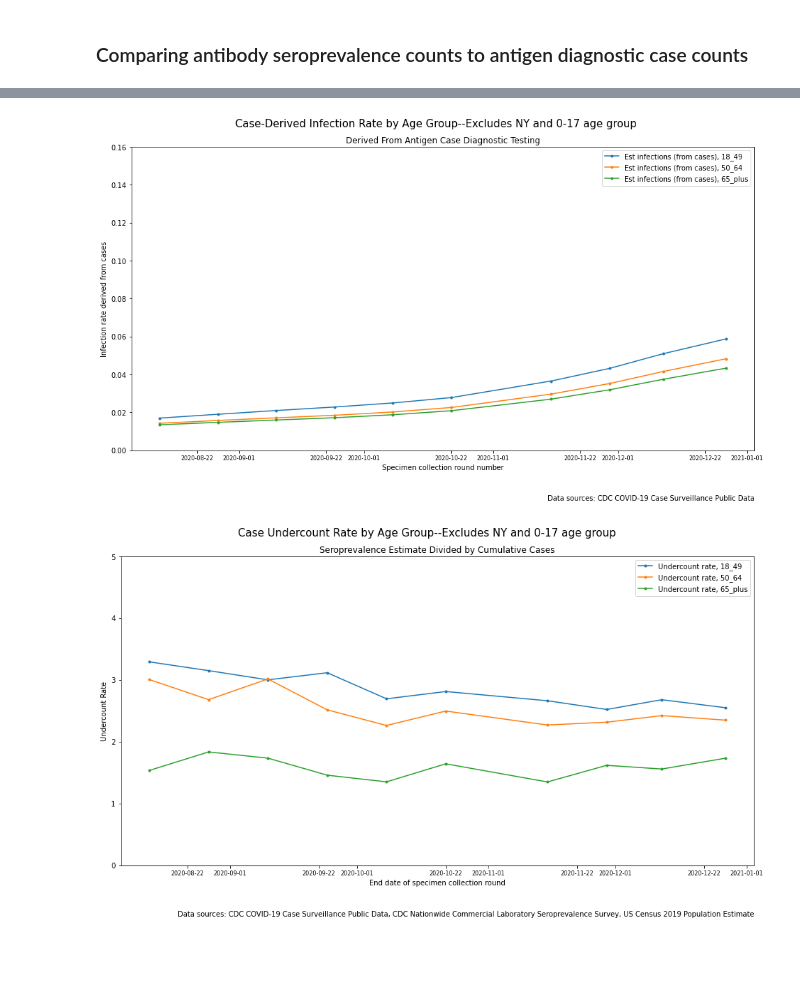
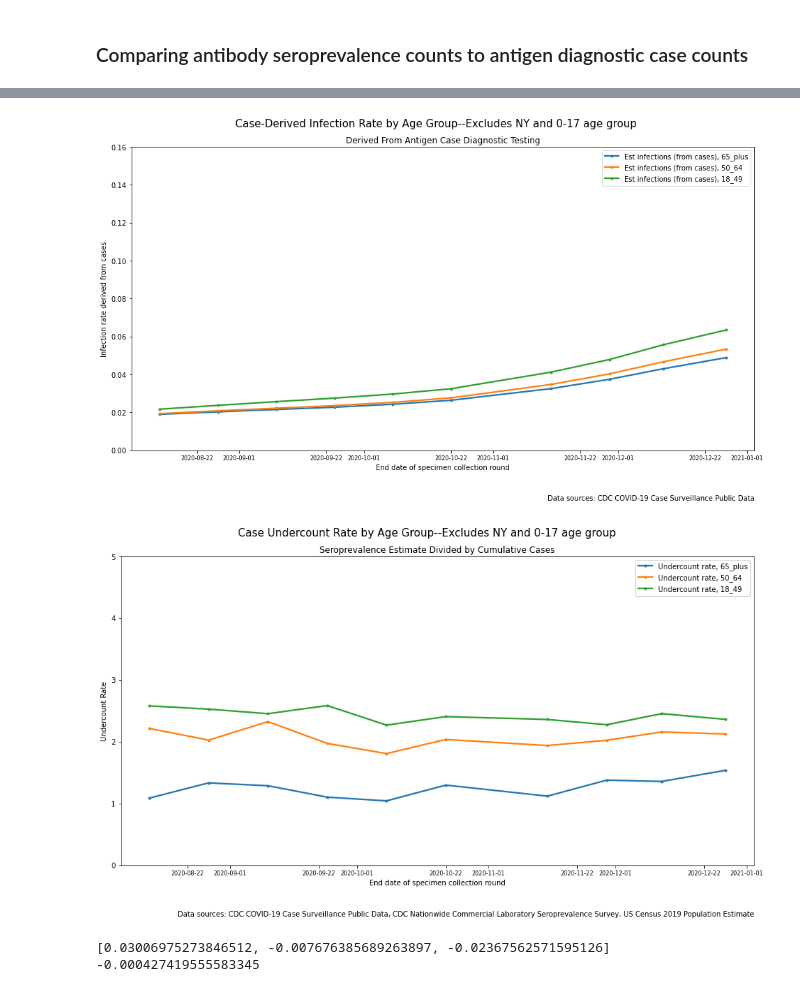
Before and after one commit to salvir1/COVID-19-undercount, a Jupyter notebook: state_and_age_case_vs_seroprev.ipynb, the cells around one changed output, grey strips where cells are left out. Saved outputs shown, nothing was run; the diff lists cells and outputs as text; code cells hidden in the pictures; blank space fills up the shorter version.

```diff
--- a/state_and_age_case_vs_seroprev.ipynb
+++ b/state_and_age_case_vs_seroprev.ipynb
@@ -544,0 +661,5 @@ for ages in age_groups_list:
+# %%
+# How many cases by age group were counted before June (includes New York)?
+before_june = CDC_case_df[CDC_case_df['cdc_case_earliest_dt '] < '2020/06/01'].groupby('age_group').count()['sex']
+# Adjustment to remove New York
+before_june = before_june * float(remainder.iloc[0])
@@ -545,12 +697,21 @@ for ages in age_groups_list:
+# %%
+feeder_df = pre_june_adjustment(sp_by_case_df_no_NY, 1.75)
+# %%
+# Calculating the case undercount rates
+for ages in age_groups_list:
+    feeder_df[f'Est infections (from cases), {ages}'] = (feeder_df[f'cases_{ages}'] / feeder_df[f'pop_{ages}'])
+    feeder_df[f'Undercount rate, {ages}'] = (feeder_df[f'n_est_infections_{ages}'] /
+                                       feeder_df[f'cases_{ages}'])
 # %%
 # Chart case-derived estimate of infection rate by age group
 fig, ax = plt.subplots(figsize = (16, 8))
 
 for ages in short_age_groups_list:
     col_name = f'Est infections (from cases), {ages}'
-    ax.plot(sp_by_case_df_no_NY['last_date_of_round'],
-            sp_by_case_df_no_NY[col_name],
+    ax.plot(feeder_df['last_date_of_round'],
+            feeder_df[col_name],
             label = col_name,
+            lw = 2.25,
             marker = '.')
 
 ax.tick_params(axis='x', which='major', labelsize=8)
@@ -561,27 +722,28 @@ ax.set_title('Derived From Antigen Case Diagnostic Testing')
 ax.legend()
 fig.suptitle(f'  Case-Derived Infection Rate by Age Group--Excludes NY and 0-17 age group', size=15, y=0.95)
 plt.figtext(0.9, 0, 'Data sources: CDC COVID-19 Case Surveillance Public Data', horizontalalignment='right')
-plt.savefig(f'img/cases_by_age_and_period_with_exclusions.png');
+plt.savefig(f'img/cases_by_age_and_period_with_exclusions_adjusted.png');
 # %% [output]
-[figure, old version]
+[figure, new version]
 # %%
 fig, ax = plt.subplots(figsize = (16, 8))
 
 for ages in short_age_groups_list:
     col_name = f'Undercount rate, {ages}'
-    ax.plot(sp_by_case_df_no_NY['last_date_of_round'],
-            sp_by_case_df_no_NY[col_name],
+    ax.plot(feeder_df['last_date_of_round'],
+            feeder_df[col_name],
             label = col_name,
+            lw = 2.25,
             marker = '.')
 
 ax.tick_params(axis='x', which='major', labelsize=8)
 ax.set_ylim(0,5)
 ax.set_xlabel('End date of specimen collection round')
 ax.set_ylabel('Undercount Rate')
 ax.set_title('Seroprevalence Estimate Divided by Cumulative Cases')
 ax.legend()
 fig.suptitle(f'Case Undercount Rate by Age Group--Excludes NY and 0-17 age group', size=15, y=0.95)
 plt.figtext(0.9, 0, 'Data sources: CDC COVID-19 Case Surveillance Public Data, CDC Nationwide Commercial Laboratory Seroprevalence Survey, US Census 2019 Population Estimate', horizontalalignment='right')
-plt.savefig(f'img/undercount_by_age_and_period_with_exclusions.png');
+plt.savefig(f'img/undercount_by_age_and_period_with_exclusions_adjusted.png');
 # %% [output]
-[figure, old version]
+[figure, new version]
@@ -589,0 +750,18 @@ plt.savefig(f'img/undercount_by_age_and_period_with_exclusions.png');
+# %%
+## Let's plot the regression coefficients (slopes) for these lines.
+## Actually, plot all trend lines to show how most trend downwards, as one would expect. Those with early breakouts
+## have twice the slope of change from Round 1 to Round 6.
+## Can we reduce the effect of undercounting early on due to lack of test capacity? That's up next.
+
+slopes = []
+for ages in short_age_groups_list:
+    y = feeder_df[f'Undercount rate, {ages}']
+    X = sm.add_constant(feeder_df['Round'])
+#     print(y)
+    y.fillna(y.mean(), axis=0,inplace=True)
+    model = sm.OLS(y, X)
+    results = model.fit()
+    slopes.append(results.params['Round'])
+print(slopes, sum(slopes)/ len(slopes))
+# %% [output]
+[0.03006975273846512, -0.007676385689263897, -0.02367562571595126] -0.000427419555583345
```
Also changed, not shown: parts of 21 cells of this notebook, 14 other files.
